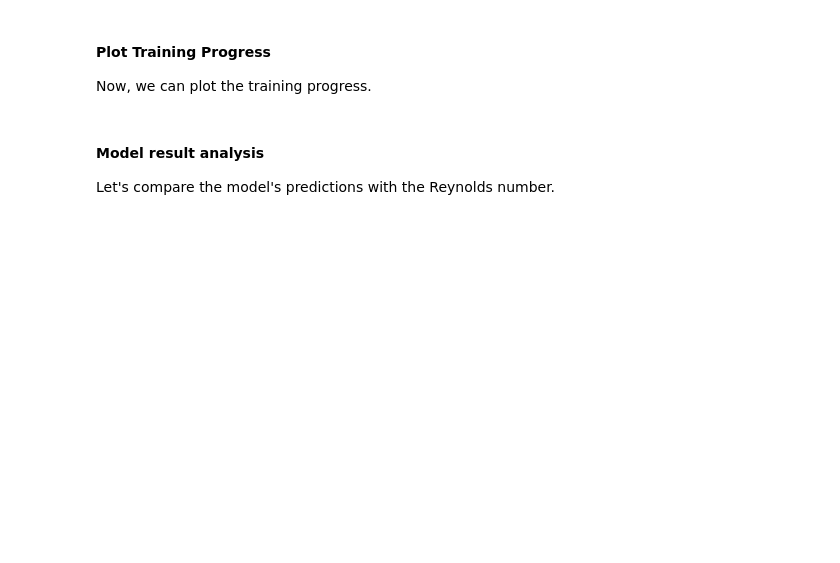
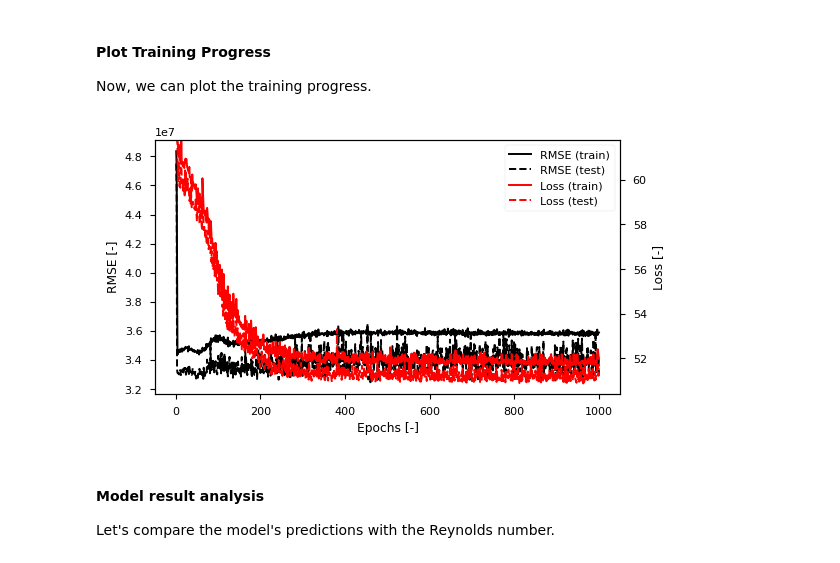
Before and after one commit to paolodeangelis/Sistemi_a_combustione, a Jupyter notebook: 2.2-NN_Reynolds_P2.ipynb, the cells around one changed output. Drawn from its saved outputs; the diff is of its cells as text; code cells hidden in the pictures; blank space fills up the shorter version.

```diff
--- a/2.2-NN_Reynolds_P2.ipynb
+++ b/2.2-NN_Reynolds_P2.ipynb
@@ -291,7 +376,7 @@ $ \text{Accuracy} = \frac{\text{Number of Correct Predictions}}{\text{Total Numb
 # %%
 metrics = [
-    tf.keras.metrics.Accuracy(),
-    tf.keras.metrics.BinaryAccuracy(threshold=0.5),
+    tf.keras.metrics.RootMeanSquaredError(),
+    tf.keras.metrics.MeanSquaredError(),
 ]
 # %% [markdown]
 
@@ -309,7 +394,7 @@ model.compile(
 In training, we define two key parameters:
 # %%
 batch_size = 512
-epochs = 100
+epochs = 1000
 # %% [markdown]
 * **Batch Size**: It specifies the number of training examples used in each iteration. A smaller batch size updates the model more frequently, while a larger one may improve training efficiency but requiring more volatile memory (RAM).
 
@@ -318,13 +403,13 @@ epochs = 100
 Let's (finally) start the training process.
 # %%
 history = model.fit(
-    np.array(features_train),  # before to feed the data we convert it into an array
-    np.array(labels_train).astype("float"),
+    np.array(features_train_try1),  # before to feed the data we convert it into an array
+    np.array(labels_train_try1).astype("float"),
     batch_size,
     epochs,
     validation_data=(
-        np.array(features_test),
-        np.array(labels_test).astype("float"),
+        np.array(features_test_try1),
+        np.array(labels_test_try1).astype("float"),
     ),  # test-set
     verbose=1,  # 0 = silent, 1 = progress bar, 2 = one line per epoch
 )
@@ -334,8 +437,8 @@ history = model.fit(
 Now, we can plot the training progress.
 # %%
 # Plot traing loop
-train_binary_accuracy = np.array(history.history["binary_accuracy"])
-test_binary_accuracy = np.array(history.history["val_binary_accuracy"])
+train_binary_accuracy = np.array(history.history["root_mean_squared_error"])
+test_binary_accuracy = np.array(history.history["val_root_mean_squared_error"])
 train_loss = np.array(history.history["loss"])
 test_loss = np.array(history.history["val_loss"])
 
@@ -345,37 +448,42 @@ epochs_i = np.arange(1, train_loss.shape[0] + 1)
 fig = plt.figure(figsize=(6, 3.3))
 with plt.style.context("seaborn-v0_8-paper"):
     ax = fig.add_subplot(111)
     ax_twin = ax.twinx()
     a1 = ax.plot(
         epochs_i,
         train_binary_accuracy * 100,
         color="k",
         ls="-",
         label="Binary accuracy (train)",
     )
     a2 = ax.plot(
         epochs_i,
         test_binary_accuracy * 100,
         color="k",
         ls="--",
         label="Binary accuracy (test)",
     )
     l1 = ax_twin.plot(epochs_i, train_loss, color="r", ls="-", label="Loss (train)")
     l2 = ax_twin.plot(epochs_i, test_loss, color="r", ls="--", label="Loss (test)")
     ax.set_xlabel("Epochs [-]")
-    ax.set_ylabel("Binary accuracy [%]")
+    ax.set_ylabel("RMSE [-]")
     ax_twin.set_ylabel("Loss [-]")
     ax_twin.legend(
         a1 + a2 + l1 + l2,
         [
-            "Binary accuracy (train)",
-            "Binary accuracy (test)",
+            "RMSE (train)",
+            "RMSE (test)",
             "Loss (train)",
             "Loss (test)",
         ],
-        loc="center right",
+        loc="upper right",
     )
+    lb, ub = [np.percentile(np.concatenate([train_loss, test_loss]), 0.5), np.percentile(np.concatenate([train_loss, test_loss]), 99.5)]
+    delta = ub-lb
+    ax_twin.set_ylim([lb-0.05*delta, ub+0.05*delta])
 plt.show()
+# %% [output]
+[figure, added]
 # %% [markdown]
 #### Model result analysis
 
```
Also changed, not shown: parts of 69 cells of this notebook.
